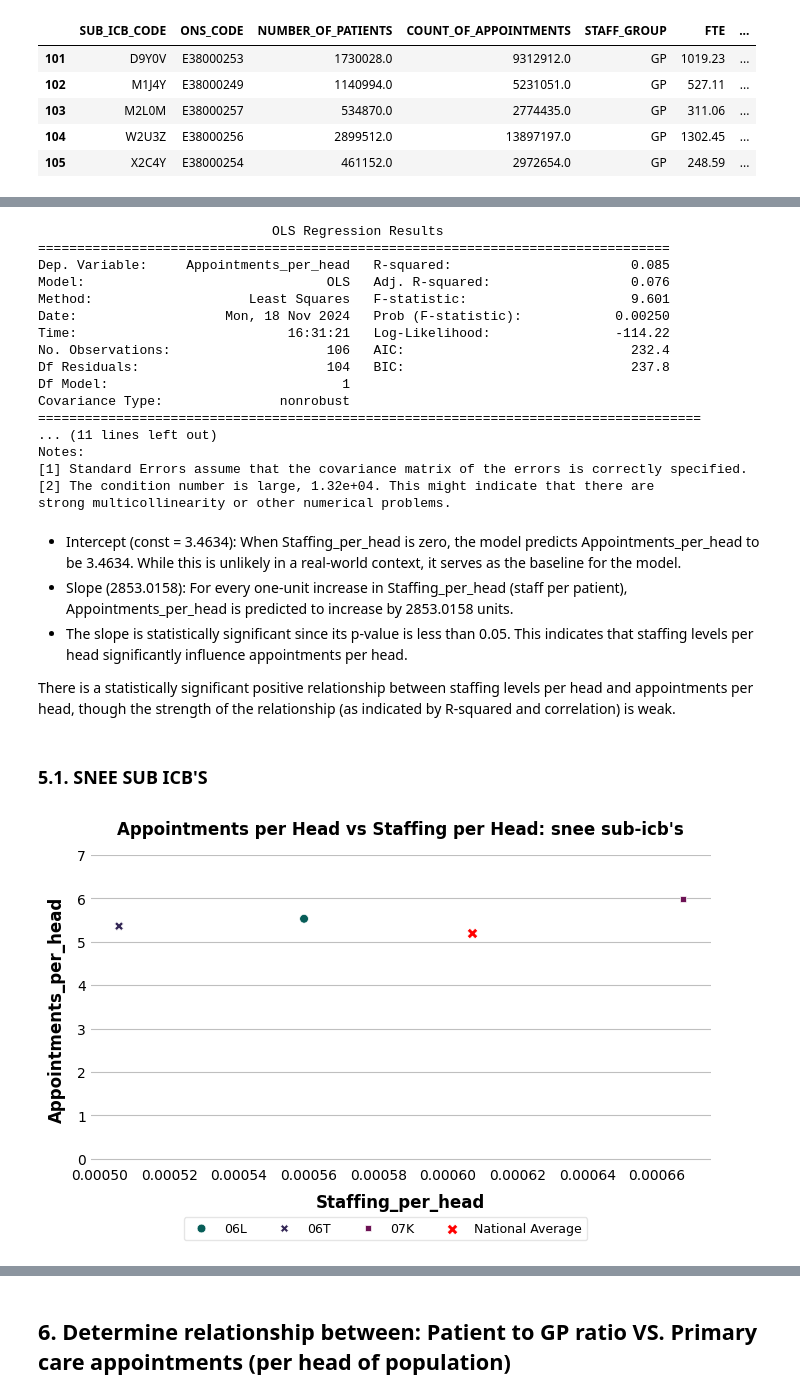
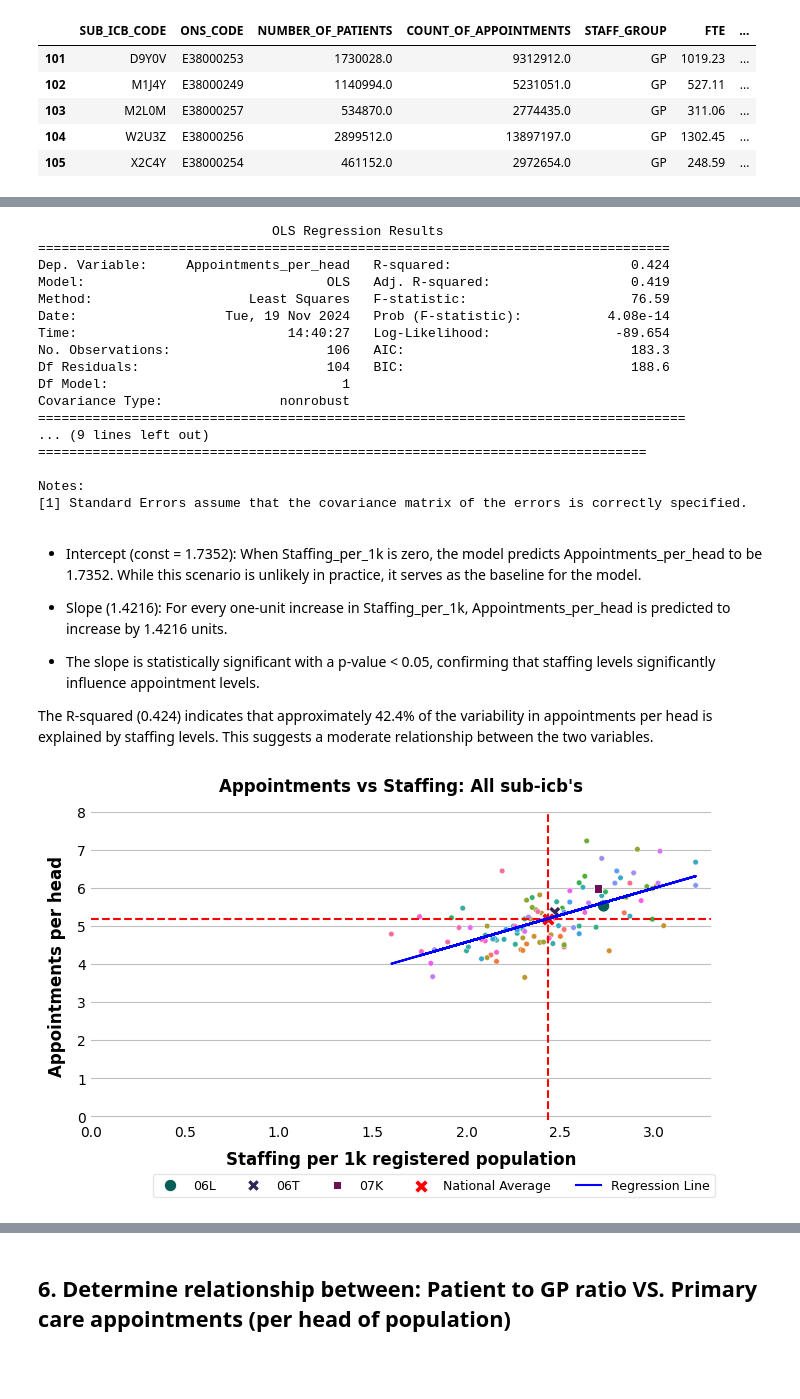
Before and after one commit to Norfolk-Suffolk-ICS/PrimaryCareDemandAndCapacity, a Jupyter notebook: notebooks/2e_Appointments_vs_staffing.ipynb, the cells around one changed output, grey strips where cells are left out. Drawn from its saved outputs; the diff is of its cells as text; code cells hidden in the pictures; blank space fills up the shorter version.

```diff
--- a/notebooks/2e_Appointments_vs_staffing.ipynb
+++ b/notebooks/2e_Appointments_vs_staffing.ipynb
@@ -209,12 +205,18 @@ appointments_df
 # %% [markdown]
 ## 4. Merging the datasets and Calculating Ratios
 # %%
+# Adding all staff type FTE for a combined FTE
+combined_fte_df = workforce_df.groupby(['SUB_ICB_CODE']).sum()
+
+# Merging all the datasets together
 appointments_vs_staffing_df = pd.merge(patients_df, appointments_df, on='SUB_ICB_CODE', how='inner')
 appointments_vs_staffing_df = pd.merge(appointments_vs_staffing_df, workforce_df, on='SUB_ICB_CODE', how='right')
+appointments_vs_staffing_df = pd.merge(appointments_vs_staffing_df, combined_fte_df, on='SUB_ICB_CODE', how='left').drop(columns=('STAFF_GROUP_y')).rename(columns=({'FTE_y':'Combined Staff FTE','FTE_x':'FTE','STAFF_GROUP_x' : 'STAFF_GROUP'}))
 
 # Calculating Ratios
 appointments_vs_staffing_df['Appointments_per_head'] = (appointments_vs_staffing_df['COUNT_OF_APPOINTMENTS'] / appointments_vs_staffing_df['NUMBER_OF_PATIENTS']).round(2)
-appointments_vs_staffing_df['Staffing_per_head'] = appointments_vs_staffing_df['FTE'] / appointments_vs_staffing_df['NUMBER_OF_PATIENTS']
+# QUESTION --> adding FTE of all 4 staff group and divide that FTE by number of patients to get stafing per head ?
+appointments_vs_staffing_df['Staffing_per_1k'] = ((appointments_vs_staffing_df['Combined Staff FTE'] / appointments_vs_staffing_df['NUMBER_OF_PATIENTS']) * 1000).round(2)
 appointments_vs_staffing_df['Patient_to_gp_Ratio'] = (appointments_vs_staffing_df['NUMBER_OF_PATIENTS'] / appointments_vs_staffing_df['FTE']).round(2)
 
 # Filtering STAFF_GROUP to only GP
@@ -233,6 +234,6 @@ appointments_vs_staffing_gp_df.tail()
 # %%
 # Calculate national averages
-national_avg_staffing = appointments_vs_staffing_gp_df['Staffing_per_head'].mean()
+national_avg_staffing = appointments_vs_staffing_gp_df['Staffing_per_1k'].mean()
 national_avg_appointments = appointments_vs_staffing_gp_df['Appointments_per_head'].mean()
 national_avg_patient_to_gp = appointments_vs_staffing_gp_df['Patient_to_gp_Ratio'].mean()
 # %%
@@ -270,6 +274,6 @@ Spearman Correlation: 0.34032176070076914, P-value: 0.0003577370792953074
 # %%
 # Regression analysis
-X = appointments_vs_staffing_gp_df[['Staffing_per_head']]  # Predictor
+X = appointments_vs_staffing_gp_df[['Staffing_per_1k']]  # Predictor
 y = appointments_vs_staffing_gp_df['Appointments_per_head']  # Target
 X = sm.add_constant(X)  # Add constant for intercept
 model = sm.OLS(y, X).fit()
@@ -277,40 +281,55 @@ print(model.summary())
 # %% [output]
                               OLS Regression Results
 =================================================================================
-Dep. Variable:     Appointments_per_head   R-squared:                       0.085
-Model:                               OLS   Adj. R-squared:                  0.076
-Method:                    Least Squares   F-statistic:                     9.601
-Date:                   Mon, 18 Nov 2024   Prob (F-statistic):            0.00250
-Time:                           16:31:21   Log-Likelihood:                -114.22
-No. Observations:                    106   AIC:                             232.4
-Df Residuals:                        104   BIC:                             237.8
+Dep. Variable:     Appointments_per_head   R-squared:                       0.424
+Model:                               OLS   Adj. R-squared:                  0.419
+Method:                    Least Squares   F-statistic:                     76.59
+Date:                   Tue, 19 Nov 2024   Prob (F-statistic):           4.08e-14
+Time:                           14:40:27   Log-Likelihood:                -89.654
+No. Observations:                    106   AIC:                             183.3
+Df Residuals:                        104   BIC:                             188.6
 Df Model:                              1
 Covariance Type:               nonrobust
-=====================================================================================
-... (11 lines left out)
+===================================================================================
+... (9 lines left out)
+==============================================================================
+
 Notes:
 [1] Standard Errors assume that the covariance matrix of the errors is correctly specified.
-[2] The condition number is large, 1.32e+04. This might indicate that there are
-strong multicollinearity or other numerical problems.
 # %% [markdown]
-- Intercept (const = 3.4634):
-When Staffing_per_head is zero, the model predicts Appointments_per_head to be 3.4634. While this is unlikely in a real-world context, it serves as the baseline for the model.
-- Slope (2853.0158):
-For every one-unit increase in Staffing_per_head (staff per patient), Appointments_per_head is predicted to increase by 2853.0158 units.
-- The slope is statistically significant since its p-value is less than 0.05. This indicates that staffing levels per head significantly influence appointments per head.
+- Intercept (const = 1.7352):
+When Staffing_per_1k is zero, the model predicts Appointments_per_head to be 1.7352. While this scenario is unlikely in practice, it serves as the baseline for the model.
 
-There is a statistically significant positive relationship between staffing levels per head and appointments per head, though the strength of the relationship (as indicated by R-squared and correlation) is weak.
+- Slope (1.4216):
+For every one-unit increase in Staffing_per_1k, Appointments_per_head is predicted to increase by 1.4216 units.
+
+- The slope is statistically significant with a p-value < 0.05, confirming that staffing levels significantly influence appointment levels.
+
+The R-squared (0.424) indicates that approximately 42.4% of the variability in appointments per head is explained by staffing levels. This suggests a moderate relationship between the two variables.
-# %% [markdown]
-### 5.1. SNEE SUB ICB'S
 # %%
 # Scatter plot: Appointments per head vs Staffing per head
 plt.figure(figsize=(8, 4))
-sns.scatterplot(data=appointments_vs_staffing_gp_df[appointments_vs_staffing_gp_df['SUB_ICB_CODE'].isin(SNEE_SUB_ICB)], x='Staffing_per_head', y='Appointments_per_head', hue='SUB_ICB_CODE', style='SUB_ICB_CODE', s=40)
-# Add national average point
-sns.scatterplot(x=[national_avg_staffing], y=[national_avg_appointments], color='red', marker='X', s=60, label='National Average')
-plt.title("Appointments per Head vs Staffing per Head: snee sub-icb's")
-plt.legend(loc =(0.15,-0.25), ncol=4)
-plt.ylim(-0.1,7)
+# Plotting all SUB-ICB's
+sns.scatterplot(data=appointments_vs_staffing_gp_df, x='Staffing_per_1k', y='Appointments_per_head', hue='SUB_ICB_CODE', legend=False)
+# Plotting SNEE SUB-ICB's
+sns.scatterplot(data=appointments_vs_staffing_gp_df[appointments_vs_staffing_gp_df['SUB_ICB_CODE'].isin(SNEE_SUB_ICB)], x='Staffing_per_1k', y='Appointments_per_head', hue='SUB_ICB_CODE', style='SUB_ICB_CODE', s=80)
+# Plotting National averages
+sns.scatterplot(x=[national_avg_staffing], y=[national_avg_appointments], color='red', marker='X', s=100, label='National Average')
+plt.axhline(y=national_avg_appointments, color='red', linestyle='--')
+plt.axvline(x=national_avg_staffing, color='red', linestyle='--')
+
+# Regression line
+X = appointments_vs_staffing_gp_df[['Staffing_per_1k']]
+X_const = sm.add_constant(X)  # Add constant for intercept
+predicted = model.predict(X_const)
+plt.plot(appointments_vs_staffing_gp_df['Staffing_per_1k'], predicted, color='blue', label='Regression Line')
+
+plt.title("Appointments vs Staffing: All sub-icb's")
+plt.xlabel('Staffing per 1k registered population')
+plt.ylabel('Appointments per head')
+plt.legend(loc =(0.1,-0.25), ncol=5)
+plt.ylim(-0.1,8)
+plt.xlim(left=0)
 plt.show()
 # %% [output]
-[figure, old version]
+[figure, new version]
```
Also changed, not shown: parts of 14 cells of this notebook, 1 other file.
